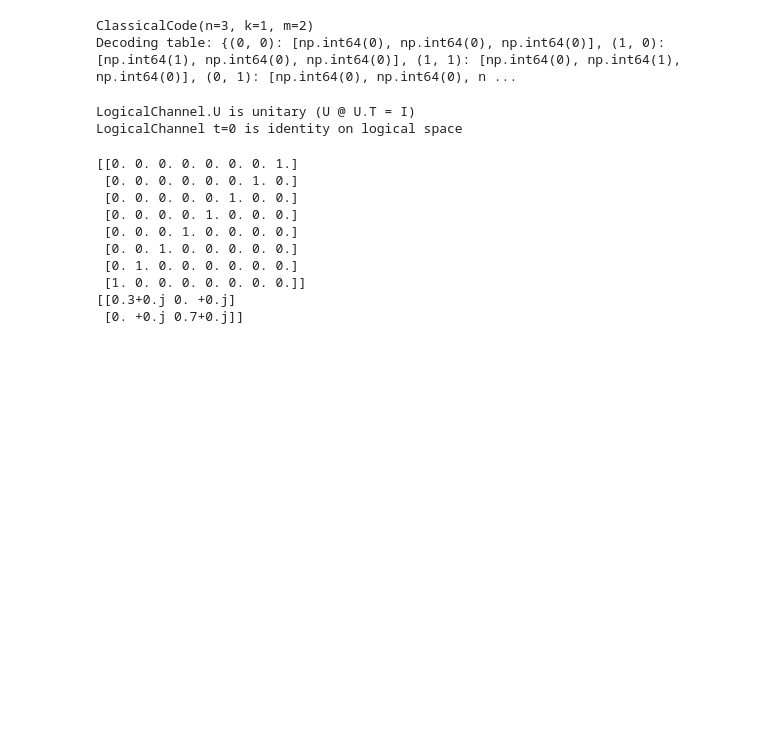
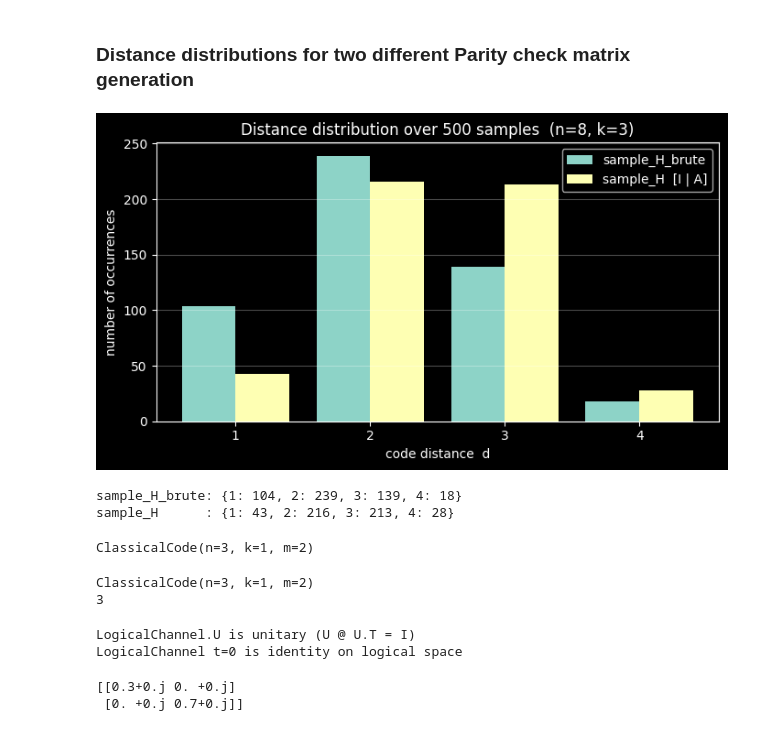
Before and after one commit to YommoY-official/MPQMasters, a Jupyter notebook: non_markovian_measure/non_markovian_measure.ipynb, the cells around one changed output. Drawn from its saved outputs; the diff is of its cells as text; code cells hidden in the pictures; blank space fills up the shorter version.

```diff
--- a/non_markovian_measure/non_markovian_measure.ipynb
+++ b/non_markovian_measure/non_markovian_measure.ipynb
@@ -8,13 +7,0 @@ from measures import trace_norm, blp_measure, logical_basis_state, max_measure
-# %%
-code = ClassicalCode(np.array([[1, 1, 0],
-                                [0, 1, 1]]))
-print(code)
-print("Decoding table:", code.decoding_table())
-
-
-def input_state(code: ClassicalCode, p: float) -> np.ndarray:
-    """Logical codeword mixture (1-p)|0>_L<0| + p|1>_L<1|, shape (2^k, 2^k)."""
-    return (1 - p) * logical_basis_state(code, 0) + p * logical_basis_state(code, 1)
-# %% [output]
-ClassicalCode(n=3, k=1, m=2)
-Decoding table: {(0, 0): [np.int64(0), np.int64(0), np.int64(0)], (1, 0): [np.int64(1), np.int64(0), np.int64(0)], (1, 1): [np.int64(0), np.int64(1), np.int64(0)], (0, 1): [np.int64(0), np.int64(0), n ...
@@ -21,3 +83,50 @@ Decoding table: {(0, 0): [np.int64(0), np.int64(0), np.int64(0)], (1, 0): [np.in
+# %% [markdown]
+### Distance distributions for two different Parity check matrix generation
+# %%
+# ---- Compare distance distributions of the two sampling methods ----
+n, k      = 8, 3
+n_samples = 500
+
+dist_brute = distance_distribution(lambda: sample_H_brute(n, k), n_samples)
+dist_std   = distance_distribution(lambda: sample_H(n, k),       n_samples)
+
+all_d = sorted(set(dist_brute) | set(dist_std))
+x     = np.arange(len(all_d))
+w     = 0.4
+
+plt.figure(figsize=(7, 4))
+plt.bar(x - w / 2, [dist_brute.get(d, 0) for d in all_d], width=w, label='sample_H_brute')
+plt.bar(x + w / 2, [dist_std.get(d, 0)   for d in all_d], width=w, label='sample_H  [I | A]')
+plt.xticks(x, all_d)
+plt.xlabel('code distance  d')
+plt.ylabel('number of occurrences')
+plt.title(f'Distance distribution over {n_samples} samples  (n={n}, k={k})')
+plt.legend()
+plt.grid(alpha=0.3, axis='y')
+plt.tight_layout()
+plt.show()
+
+print('sample_H_brute:', dist_brute)
+print('sample_H      :', dist_std)
+# %% [output]
+[figure, added]
+sample_H_brute: {1: 104, 2: 239, 3: 139, 4: 18}
+sample_H      : {1: 43, 2: 216, 3: 213, 4: 28}
+# %%
+code = ClassicalCode(np.array([[1, 1, 0],
+                                [0, 1, 1]]))
+print(code)
+# %% [output]
+ClassicalCode(n=3, k=1, m=2)
+# %%
+n, k = 3, 1
+code_random1 = ClassicalCode(sample_H(n,k))
+code_random2 = ClassicalCode(sample_H_brute(n,k))
+print(code_random1)
+print(code_random1.d)
+# %% [output]
+ClassicalCode(n=3, k=1, m=2)
+3
 # %%
 # ---- Sanity checks ----
 ch_test = LogicalChannel(code, 3, 0.1)
@@ -32,18 +141,10 @@ LogicalChannel t=0 is identity on logical space
 # %%
 U = code.build_logical_unitary()
 U_dag = U.T.conj()
-print(code.x_string([1, 1, 1]))
+#print(code.x_string([1, 1, 1]))
 M = U @ (0.3 * code.basis_state(0) + 0.7 * code.basis_state(7)) @ U_dag
 
 print(partial_trace_syndrome(M, code))
 # %% [output]
-[[0. 0. 0. 0. 0. 0. 0. 1.]
- [0. 0. 0. 0. 0. 0. 1. 0.]
- [0. 0. 0. 0. 0. 1. 0. 0.]
- [0. 0. 0. 0. 1. 0. 0. 0.]
- [0. 0. 0. 1. 0. 0. 0. 0.]
- [0. 0. 1. 0. 0. 0. 0. 0.]
- [0. 1. 0. 0. 0. 0. 0. 0.]
- [1. 0. 0. 0. 0. 0. 0. 0.]]
 [[0.3+0.j 0. +0.j]
  [0. +0.j 0.7+0.j]]
```
Also changed, not shown: parts of 20 cells of this notebook, 2 other files.
